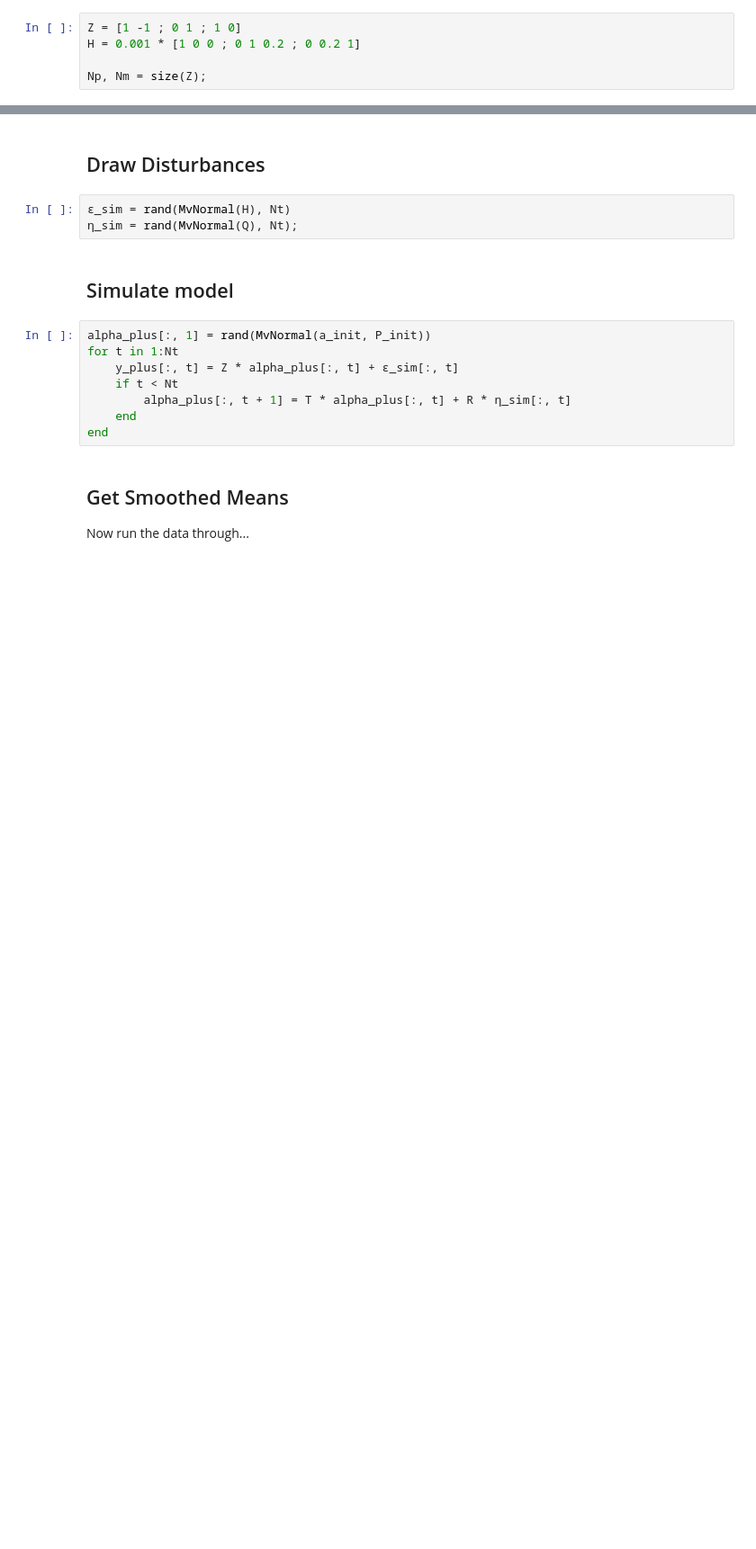
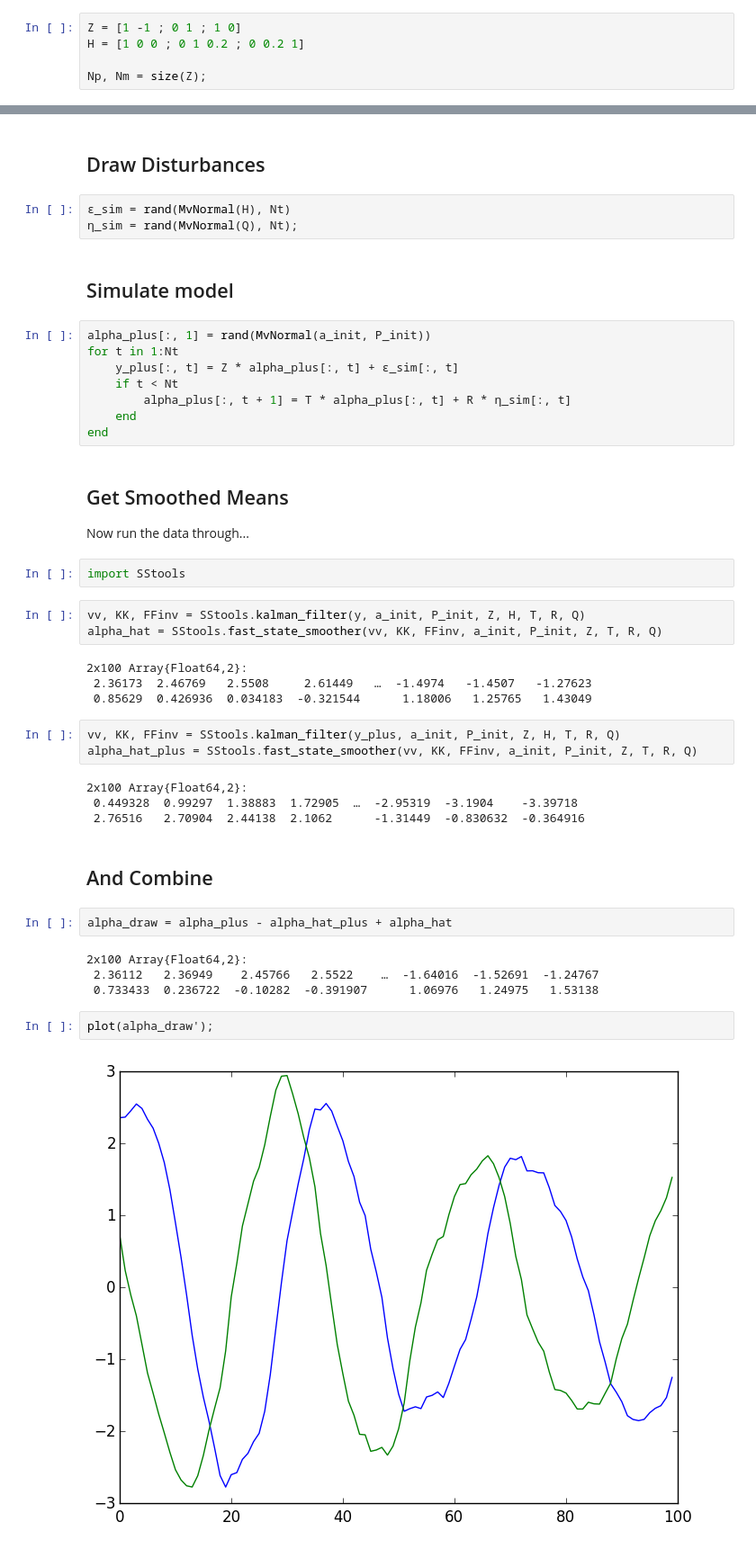
Before and after one commit to jmxpearson/laf, a Jupyter notebook: julia_kalman_integration_test.ipynb, the cells around one changed output, grey strips where cells are left out. Shown at 90% size. Drawn from its saved outputs; the diff is of its cells as text; blank space fills up the shorter version.

Commit message:
julia kalman filter code operational
- SStools.jl is the equivalent of sstools.py
- julia_kalman_integration_test is the sanity check

```diff
--- a/julia_kalman_integration_test.ipynb
+++ b/julia_kalman_integration_test.ipynb
@@ -17,7 +17,7 @@ y_t &= Z_t \alpha_t + \varepsilon_t \\
 \end{align}$$
 # %%
 Z = [1 -1 ; 0 1 ; 1 0]
-H = 0.001 * [1 0 0 ; 0 1 0.2 ; 0 0.2 1]
+H = [1 0 0 ; 0 1 0.2 ; 0 0.2 1]
 
 Np, Nm = size(Z);
 # %%
@@ -298,3 +298,31 @@ end
 ## Get Smoothed Means
 
 Now run the data through...
+# %%
+import SStools
+# %%
+vv, KK, FFinv = SStools.kalman_filter(y, a_init, P_init, Z, H, T, R, Q)
+alpha_hat = SStools.fast_state_smoother(vv, KK, FFinv, a_init, P_init, Z, T, R, Q)
+# %% [output]
+2x100 Array{Float64,2}:
+ 2.36173  2.46769   2.5508     2.61449   …  -1.4974   -1.4507   -1.27623
+ 0.85629  0.426936  0.034183  -0.321544      1.18006   1.25765   1.43049
+# %%
+vv, KK, FFinv = SStools.kalman_filter(y_plus, a_init, P_init, Z, H, T, R, Q)
+alpha_hat_plus = SStools.fast_state_smoother(vv, KK, FFinv, a_init, P_init, Z, T, R, Q)
+# %% [output]
+2x100 Array{Float64,2}:
+ 0.449328  0.99297  1.38883  1.72905  …  -2.95319  -3.1904    -3.39718
+ 2.76516   2.70904  2.44138  2.1062      -1.31449  -0.830632  -0.364916
+# %% [markdown]
+## And Combine
+# %%
+alpha_draw = alpha_plus - alpha_hat_plus + alpha_hat
+# %% [output]
+2x100 Array{Float64,2}:
+ 2.36112   2.36949    2.45766   2.5522    …  -1.64016  -1.52691  -1.24767
+ 0.733433  0.236722  -0.10282  -0.391907      1.06976   1.24975   1.53138
+# %%
+plot(alpha_draw');
+# %% [output]
+[figure, added]
```
Also changed, not shown: parts of 11 cells of this notebook, 1 other file.
